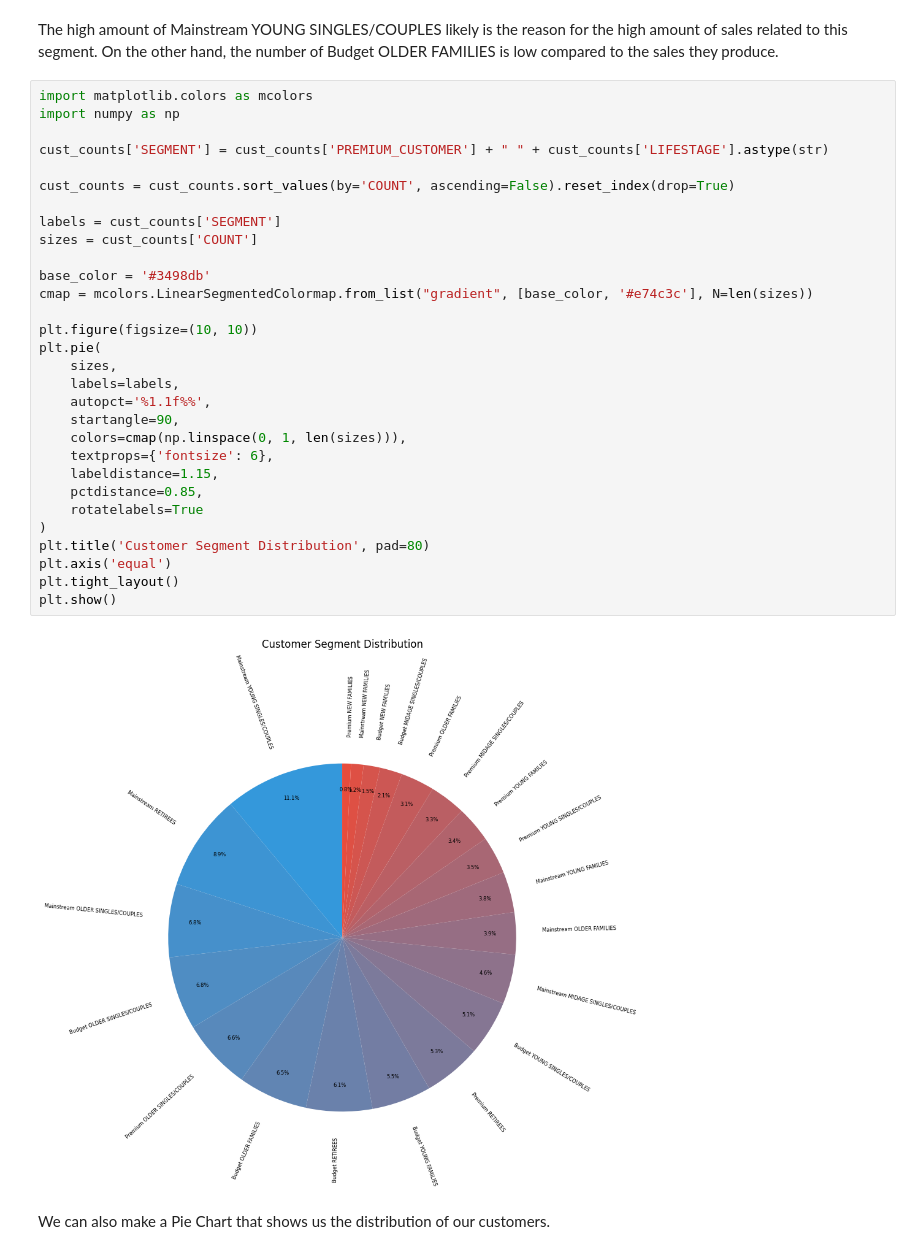
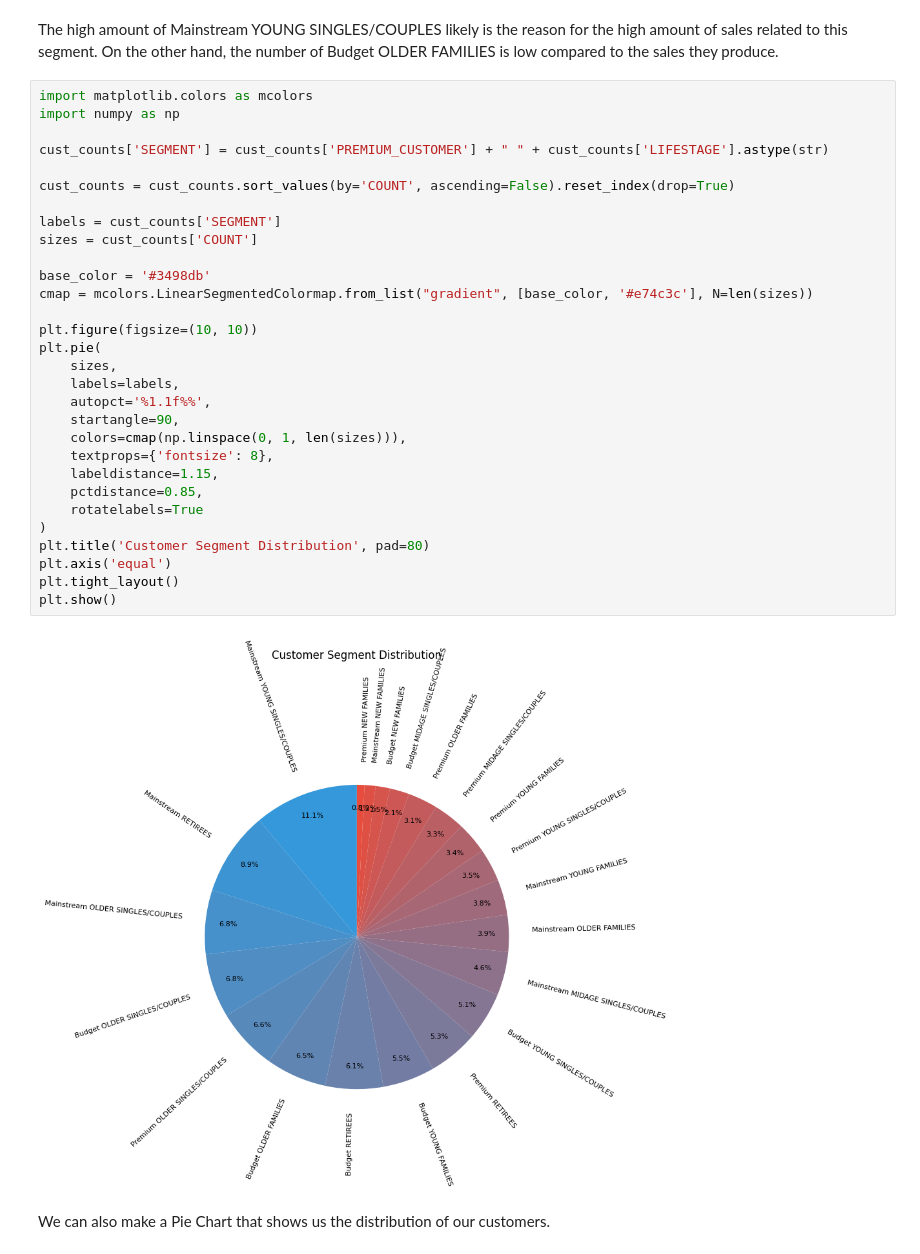
Before and after one commit to hrule/Quantium-Data-Analysis, a Jupyter notebook: Task 1/task1.ipynb, the cells around one changed output. Drawn from its saved outputs; the diff is of its cells as text.

```diff
--- a/Task 1/task1.ipynb
+++ b/Task 1/task1.ipynb
@@ -598,35 +650,35 @@ The high amount of Mainstream YOUNG SINGLES/COUPLES likely is the reason for the
 # %%
 import matplotlib.colors as mcolors
 import numpy as np
 
 cust_counts['SEGMENT'] = cust_counts['PREMIUM_CUSTOMER'] + " " + cust_counts['LIFESTAGE'].astype(str)
 
 cust_counts = cust_counts.sort_values(by='COUNT', ascending=False).reset_index(drop=True)
 
 labels = cust_counts['SEGMENT']
 sizes = cust_counts['COUNT']
 
 base_color = '#3498db'
 cmap = mcolors.LinearSegmentedColormap.from_list("gradient", [base_color, '#e74c3c'], N=len(sizes))
 
 plt.figure(figsize=(10, 10))
 plt.pie(
     sizes,
     labels=labels,
     autopct='%1.1f%%',
     startangle=90,
     colors=cmap(np.linspace(0, 1, len(sizes))),
-    textprops={'fontsize': 6},
+    textprops={'fontsize': 8},
     labeldistance=1.15,
     pctdistance=0.85,
     rotatelabels=True
 )
 plt.title('Customer Segment Distribution', pad=80)
 plt.axis('equal')
 plt.tight_layout()
 plt.show()
 # %% [output]
-[figure, old version]
+[figure, new version]
 # %% [markdown]
 We can also make a Pie Chart that shows us the distribution of our customers.
 # %% [markdown]
```
Also changed, not shown: parts of 11 cells of this notebook, 1 other file.
